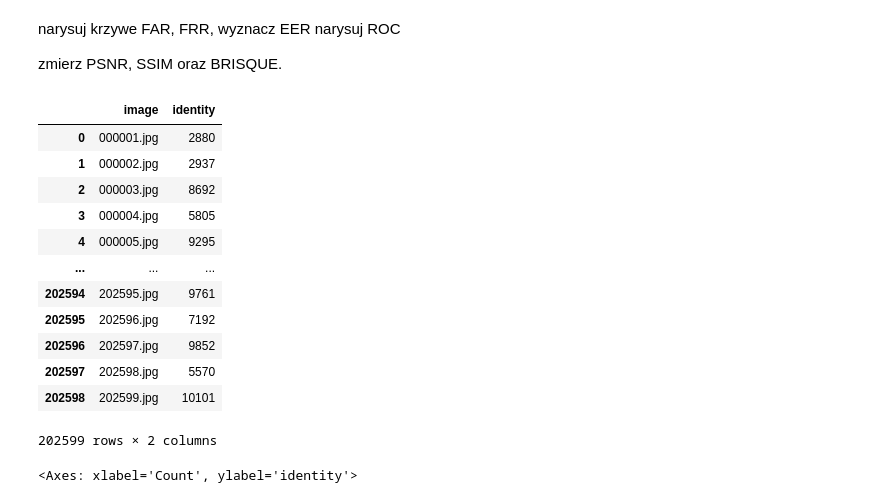
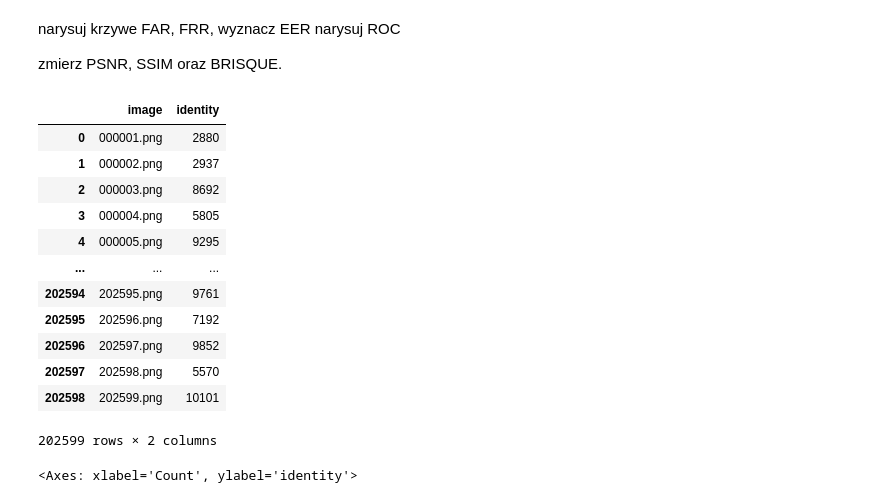
Before and after one commit to jamnicki/biometrics-lab, a Jupyter notebook: dataset.ipynb, the cells around one changed output. Saved outputs shown, nothing was run; the diff lists cells and outputs as text; code cells hidden in the pictures.

```diff
--- a/dataset.ipynb
+++ b/dataset.ipynb
@@ -32,21 +38,21 @@ narysuj ROC
 zmierz PSNR,
 SSIM oraz BRISQUE.
 # %%
-identity_df = pd.read_csv("./data/identity_CelebA.txt", sep=" ", header=None, names=["image", "identity"])
+identity_df = pd.read_csv("./data/identity_align_CelebA.txt", sep=" ", header=None, names=["image", "identity"])
 identity_df
 # %% [output]
 |  | image | identity |
-| 0 | 000001.jpg | 2880 |
-| 1 | 000002.jpg | 2937 |
-| 2 | 000003.jpg | 8692 |
-| 3 | 000004.jpg | 5805 |
-| 4 | 000005.jpg | 9295 |
+| 0 | 000001.png | 2880 |
+| 1 | 000002.png | 2937 |
+| 2 | 000003.png | 8692 |
+| 3 | 000004.png | 5805 |
+| 4 | 000005.png | 9295 |
 | ... | ... | ... |
-| 202594 | 202595.jpg | 9761 |
-| 202595 | 202596.jpg | 7192 |
-| 202596 | 202597.jpg | 9852 |
-| 202597 | 202598.jpg | 5570 |
-| 202598 | 202599.jpg | 10101 |
+| 202594 | 202595.png | 9761 |
+| 202595 | 202596.png | 7192 |
+| 202596 | 202597.png | 9852 |
+| 202597 | 202598.png | 5570 |
+| 202598 | 202599.png | 10101 |
 202599 rows × 2 columns
 # %%
 sns.histplot(
```
Also changed, not shown: parts of 11 cells of this notebook, 11 other files.
